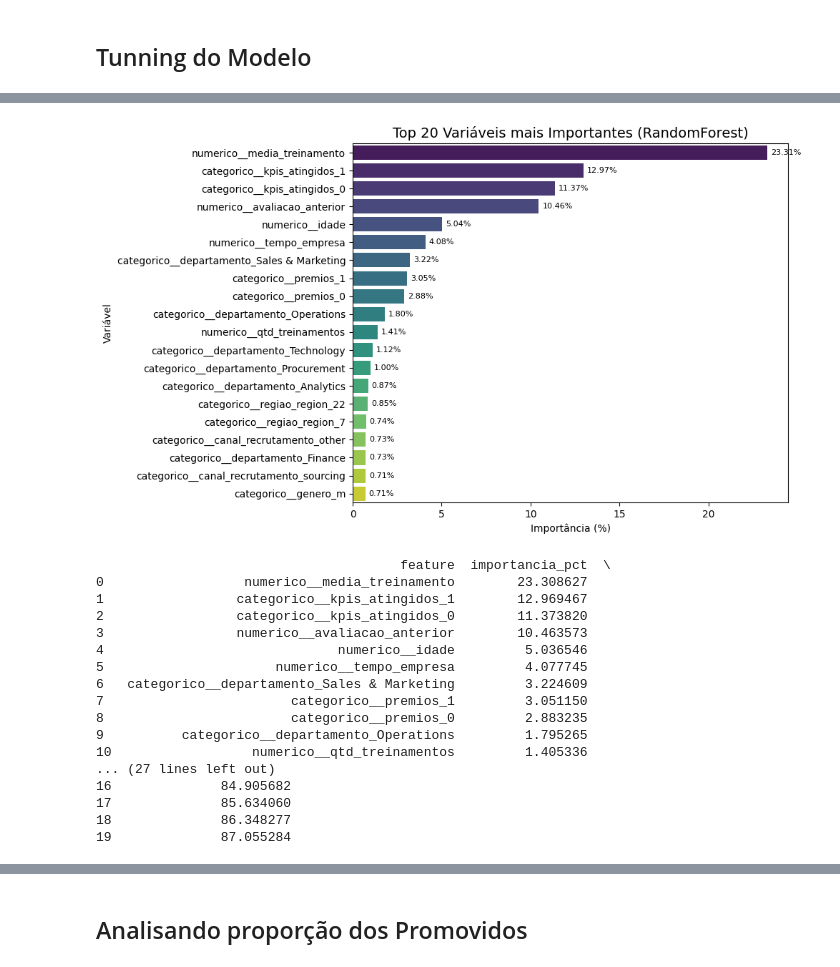
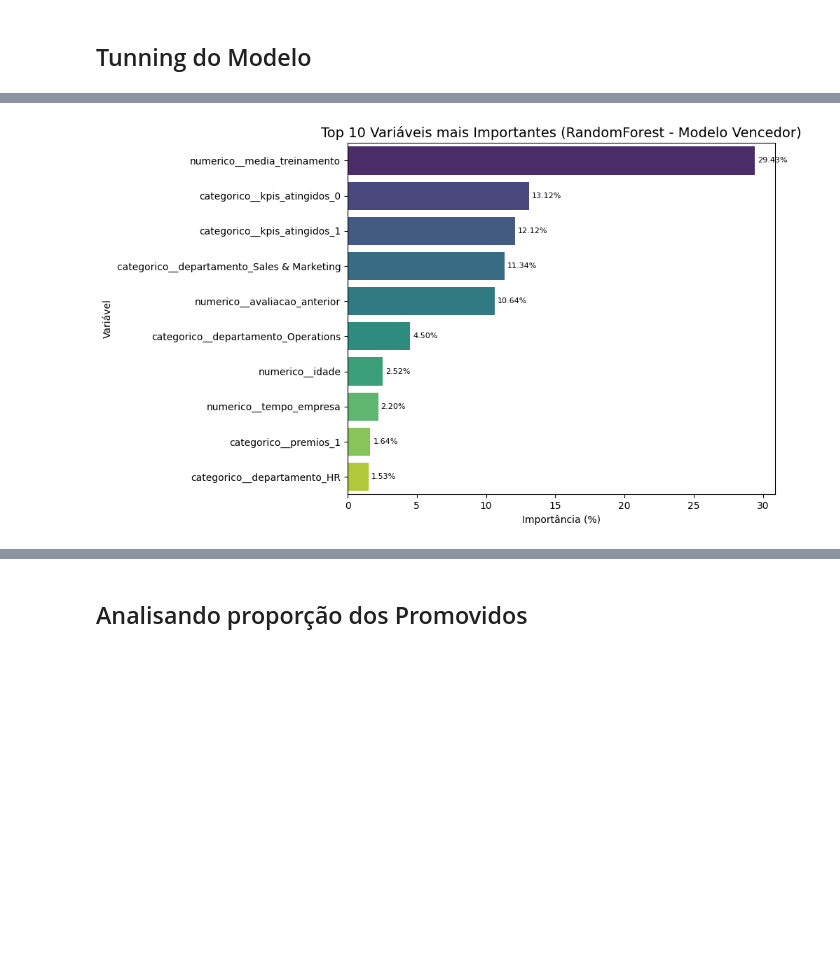
Before and after one commit to Douglaas92/tcc_people_analytics, a Jupyter notebook: 02_modelo-predicao.ipynb, the cells around one changed output, grey strips where cells are left out. Drawn from its saved outputs; the diff is of its cells as text; code cells hidden in the pictures; blank space fills up the shorter version.

```diff
--- a/02_modelo-predicao.ipynb
+++ b/02_modelo-predicao.ipynb
@@ -1100,89 +1060,44 @@ weighted avg       0.93      0.84      0.87     10962
 # %%
 # ============================================================
-# 23. Importância das variáveis (com visualização)
+# 19. Importância das variáveis (com visualização)
 # ============================================================
-'''
-Para essa análise, rodamos novamente o modelo, por conta das transformações, uma vez que alguns dos dados precisam ser
-os dados de entrada (originais)
-'''
 
-# Reamostragem com RUS
-rus = RandomUnderSampler(random_state=42)
-X_train_res, y_train_res = rus.fit_resample(X, y)
+modelo_final = pipeline_final_optuna.named_steps["modelo"]
 
-# Pipeline para importância
-pipeline_fi = Pipeline([
-    ("preprocessador", best_model.named_steps["preprocessor"]),
-    ("modelo", RandomForestClassifier(
-        class_weight="balanced",
-        max_depth=22,
-        min_samples_split=9,
-        n_estimators=250,
-        n_jobs=-1,
-        random_state=42
-    ))
-])
-
-# Treino
-pipeline_fi.fit(X_train_res, y_train_res)
-
-# Importâncias
-importancias = pipeline_fi.named_steps["modelo"].feature_importances_
-nomes_features = pipeline_fi.named_steps["preprocessador"].get_feature_names_out()
-
+# Pega o preprocessador e as features
+preprocessador = pipeline_final_optuna.named_steps["preprocessador"]
+nomes_features = preprocessador.get_feature_names_out()
+# Extrai importâncias das features
+importancias = modelo_final.feature_importances_
+# Cria DataFrame com os dados
 df_importancia = pd.DataFrame({
     "feature": nomes_features,
     "importancia": importancias
 }).sort_values(by="importancia", ascending=False).reset_index(drop=True)
-
 # Normaliza em percentual
 df_importancia["importancia_pct"] = 100 * df_importancia["importancia"] / df_importancia["importancia"].sum()
 df_importancia["importancia_acumulada"] = df_importancia["importancia_pct"].cumsum()
-
-# Seleciona top 20
-top_n = 20
+# Seleciona top 10
+top_n = 10
 df_top = df_importancia.head(top_n)
-
 # --- Gráfico ---
 plt.figure(figsize=(10, 6))
 sns.barplot(
     data=df_top,
     x="importancia_pct",
     y="feature",
     hue="feature",
     palette="viridis",
-    dodge=False,             # evita barras duplicadas ao usar `hue`
+    dodge=False,
     legend=False
 )
-
 # Adiciona os valores no gráfico
 for i, v in enumerate(df_top["importancia_pct"]):
     plt.text(v + 0.2, i, f"{v:.2f}%", va="center", fontsize=8)
-
-plt.title(f"Top {top_n} Variáveis mais Importantes (RandomForest)", fontsize=14)
+plt.title(f"Top {top_n} Variáveis mais Importantes (RandomForest - Modelo Vencedor)", fontsize=14)
 plt.xlabel("Importância (%)")
 plt.ylabel("Variável")
 plt.tight_layout()
 plt.show()
-
-# Mostra tabela resumida
-print(df_top[["feature", "importancia_pct", "importancia_acumulada"]])
 # %% [output]
-[figure, old version]
+[figure, new version]
-                                       feature  importancia_pct  \
-0                  numerico__media_treinamento        23.308627
-1                 categorico__kpis_atingidos_1        12.969467
-2                 categorico__kpis_atingidos_0        11.373820
-3                 numerico__avaliacao_anterior        10.463573
-4                              numerico__idade         5.036546
-5                      numerico__tempo_empresa         4.077745
-6   categorico__departamento_Sales & Marketing         3.224609
-7                        categorico__premios_1         3.051150
-8                        categorico__premios_0         2.883235
-9          categorico__departamento_Operations         1.795265
-10                  numerico__qtd_treinamentos         1.405336
-... (27 lines left out)
-16              84.905682
-17              85.634060
-18              86.348277
-19              87.055284
```
Also changed, not shown: parts of 35 cells of this notebook, 3 other files.
